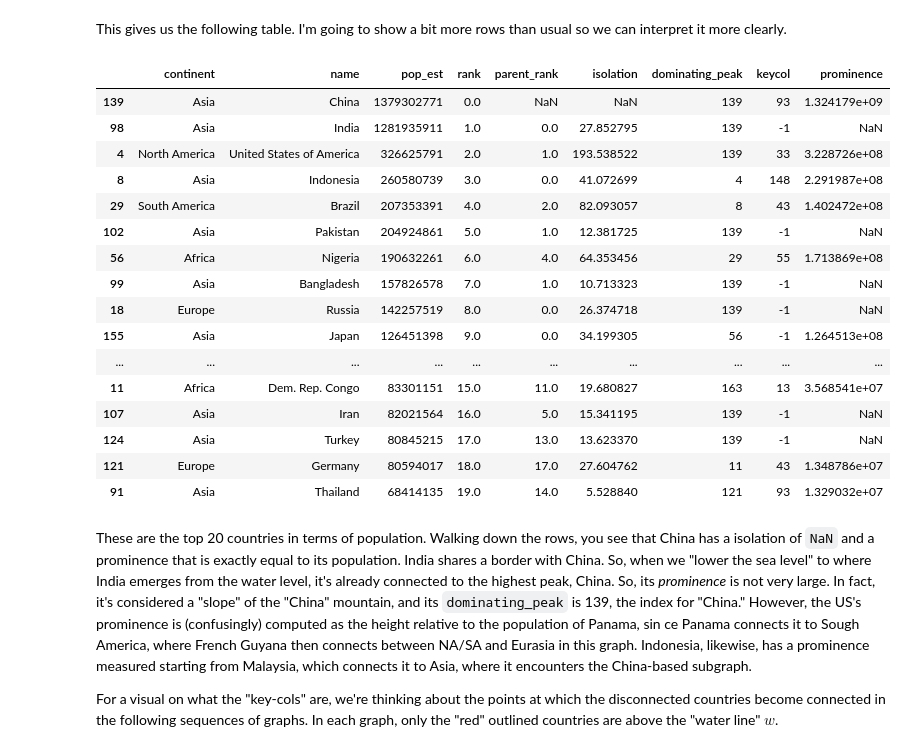
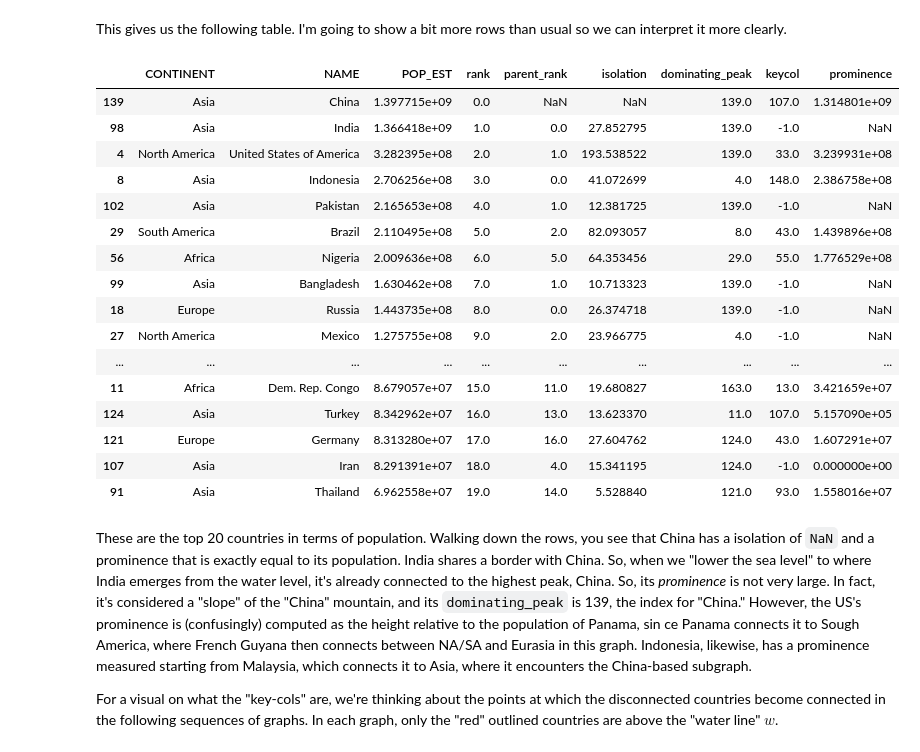
Before and after one commit to pysal/esda, a Jupyter notebook: notebooks/topo.ipynb, the cells around one changed output. Cells and saved outputs as stored; diff of their text form; code cells hidden in the pictures.

```diff
--- a/notebooks/topo.ipynb
+++ b/notebooks/topo.ipynb
@@ -30,3 +30,7 @@ natearth = geopandas.read_file(geopandas.datasets.get_path("naturalearth_lowres"
+# %%
+natearth = geopandas.read_file(
+    "https://naciscdn.org/naturalearth/110m/cultural/ne_110m_admin_0_countries.zip"
+)
 # %% [markdown]
 To start, we know that China, India, and the US are the three most populous countries in the world:
 # %%
@@ -49,4 +54,11 @@ natearth.plot("pop_est", ax=ax)
 # %% [markdown]
 To simplify things, we'll just consider the Euclidean distances between country centroids, but we could (in theory) use any kind of distance we want in this function by specifying the `metric` argument.
 # %%
-coordinates = numpy.column_stack((natearth.centroid.x, natearth.centroid.y))
+with warnings.catch_warnings():
+    warnings.filterwarnings(
+        "ignore",
+        category=UserWarning,
+        message="Geometry is in a geographic CRS",
+    )
+
+    coordinates = numpy.column_stack((natearth.centroid.x, natearth.centroid.y))
@@ -55,7 +65,7 @@ coordinates = numpy.column_stack((natearth.centroid.x, natearth.centroid.y))
 # %% [markdown]
 To get a bit more information on the result, we can use `return_all` to get the rank and distance for the isolated peak. This also returns the gap between the peak and its nearest higher peak.
 # %%
-iso = topo.isolation(natearth.pop_est, coordinates, return_all=True)
+iso = topo.isolation(natearth["POP_EST"], coordinates, return_all=True)
 # %% [markdown]
 Under the hood, this algorithm uses `rtree` and `numpy.sort` to insert observations into a `SpatialIndex()` in rank-order. Iterating down the ranks, the nearest higher observation is found in the `SpatialIndex()`, and that becomes the parent of that observation.  As we iterate, `pop_est` gets smaller and smaller, and more and more entries are added to the `rtree`.
 
@@ -91,5 +101,5 @@ plt.show()
 # %% [markdown]
 Next, to see `prominence`, we'll use the same arguments. However, `prominence` can also take a graph/`libpysal.weights.W` object that specifies the connections between sampled locations. If no pre-existing graph or surface is provided, the Delaunay Triangulation is used between the coordinates provided, which is a common triangulation in digital elevation models. Here, I'll use the Rook contiguity graph, just for ease of interpretation. This means that some islands will automatically be considered as "peaks" because they don't share any borders with any higher observations.
 # %%
-w_rook = weights.Rook.from_dataframe(natearth)
-prominence = topo.prominence(natearth.pop_est, w_rook, return_all=True)
+w_rook = weights.Rook.from_dataframe(natearth, use_index=False, silence_warnings=True)
+prominence = topo.prominence(natearth["POP_EST"], w_rook, return_all=True)
@@ -112,35 +118,35 @@ This gives us the following table. I'm going to show a bit more rows than usual
 # %%
 natearth[
     [
-        "continent",
-        "name",
-        "pop_est",
+        "CONTINENT",
+        "NAME",
+        "POP_EST",
         "rank",
         "parent_rank",
         "isolation",
         "dominating_peak",
         "keycol",
         "prominence",
     ]
-].sort_values("pop_est", ascending=False).head(20)
+].sort_values("POP_EST", ascending=False).head(20)
 # %% [output]
-|  | continent | name | pop_est | rank | parent_rank | isolation | dominating_peak | keycol | prominence |
-| 139 | Asia | China | 1379302771 | 0.0 | NaN | NaN | 139 | 93 | 1.324179e+09 |
-| 98 | Asia | India | 1281935911 | 1.0 | 0.0 | 27.852795 | 139 | -1 | NaN |
-| 4 | North America | United States of America | 326625791 | 2.0 | 1.0 | 193.538522 | 139 | 33 | 3.228726e+08 |
-| 8 | Asia | Indonesia | 260580739 | 3.0 | 0.0 | 41.072699 | 4 | 148 | 2.291987e+08 |
-| 29 | South America | Brazil | 207353391 | 4.0 | 2.0 | 82.093057 | 8 | 43 | 1.402472e+08 |
-| 102 | Asia | Pakistan | 204924861 | 5.0 | 1.0 | 12.381725 | 139 | -1 | NaN |
-| 56 | Africa | Nigeria | 190632261 | 6.0 | 4.0 | 64.353456 | 29 | 55 | 1.713869e+08 |
-| 99 | Asia | Bangladesh | 157826578 | 7.0 | 1.0 | 10.713323 | 139 | -1 | NaN |
-| 18 | Europe | Russia | 142257519 | 8.0 | 0.0 | 26.374718 | 139 | -1 | NaN |
-| 155 | Asia | Japan | 126451398 | 9.0 | 0.0 | 34.199305 | 56 | -1 | 1.264513e+08 |
+|  | CONTINENT | NAME | POP_EST | rank | parent_rank | isolation | dominating_peak | keycol | prominence |
+| 139 | Asia | China | 1.397715e+09 | 0.0 | NaN | NaN | 139.0 | 107.0 | 1.314801e+09 |
+| 98 | Asia | India | 1.366418e+09 | 1.0 | 0.0 | 27.852795 | 139.0 | -1.0 | NaN |
+| 4 | North America | United States of America | 3.282395e+08 | 2.0 | 1.0 | 193.538522 | 139.0 | 33.0 | 3.239931e+08 |
+| 8 | Asia | Indonesia | 2.706256e+08 | 3.0 | 0.0 | 41.072699 | 4.0 | 148.0 | 2.386758e+08 |
+| 102 | Asia | Pakistan | 2.165653e+08 | 4.0 | 1.0 | 12.381725 | 139.0 | -1.0 | NaN |
+| 29 | South America | Brazil | 2.110495e+08 | 5.0 | 2.0 | 82.093057 | 8.0 | 43.0 | 1.439896e+08 |
+| 56 | Africa | Nigeria | 2.009636e+08 | 6.0 | 5.0 | 64.353456 | 29.0 | 55.0 | 1.776529e+08 |
+| 99 | Asia | Bangladesh | 1.630462e+08 | 7.0 | 1.0 | 10.713323 | 139.0 | -1.0 | NaN |
+| 18 | Europe | Russia | 1.443735e+08 | 8.0 | 0.0 | 26.374718 | 139.0 | -1.0 | NaN |
+| 27 | North America | Mexico | 1.275755e+08 | 9.0 | 2.0 | 23.966775 | 4.0 | -1.0 | NaN |
 | ... | ... | ... | ... | ... | ... | ... | ... | ... | ... |
-| 11 | Africa | Dem. Rep. Congo | 83301151 | 15.0 | 11.0 | 19.680827 | 163 | 13 | 3.568541e+07 |
-| 107 | Asia | Iran | 82021564 | 16.0 | 5.0 | 15.341195 | 139 | -1 | NaN |
-| 124 | Asia | Turkey | 80845215 | 17.0 | 13.0 | 13.623370 | 139 | -1 | NaN |
-| 121 | Europe | Germany | 80594017 | 18.0 | 17.0 | 27.604762 | 11 | 43 | 1.348786e+07 |
-| 91 | Asia | Thailand | 68414135 | 19.0 | 14.0 | 5.528840 | 121 | 93 | 1.329032e+07 |
+| 11 | Africa | Dem. Rep. Congo | 8.679057e+07 | 15.0 | 11.0 | 19.680827 | 163.0 | 13.0 | 3.421659e+07 |
+| 124 | Asia | Turkey | 8.342962e+07 | 16.0 | 13.0 | 13.623370 | 11.0 | 107.0 | 5.157090e+05 |
+| 121 | Europe | Germany | 8.313280e+07 | 17.0 | 16.0 | 27.604762 | 124.0 | 43.0 | 1.607291e+07 |
+| 107 | Asia | Iran | 8.291391e+07 | 18.0 | 4.0 | 15.341195 | 124.0 | -1.0 | 0.000000e+00 |
+| 91 | Asia | Thailand | 6.962558e+07 | 19.0 | 14.0 | 5.528840 | 121.0 | 93.0 | 1.558016e+07 |
 # %% [markdown]
 These are the top 20 countries in terms of population. Walking down the rows, you see that China has a isolation of `NaN` and a prominence that is exactly equal to its population. India shares a border with China. So, when we "lower the sea level" to where India emerges from the water level, it's already connected to the highest peak, China. So, its *prominence* is not very large. In fact, it's considered a "slope" of the "China" mountain, and its `dominating_peak` is 139, the index for "China." However, the US's prominence is (confusingly) computed as the height relative to the population of Panama, sin ce Panama connects it to Sough America, where French Guyana then connects between NA/SA and Eurasia in this graph. Indonesia, likewise, has a prominence measured starting from Malaysia, which connects it to Asia, where it encounters the China-based subgraph.
 
```
Also changed, not shown: parts of 10 cells of this notebook.
